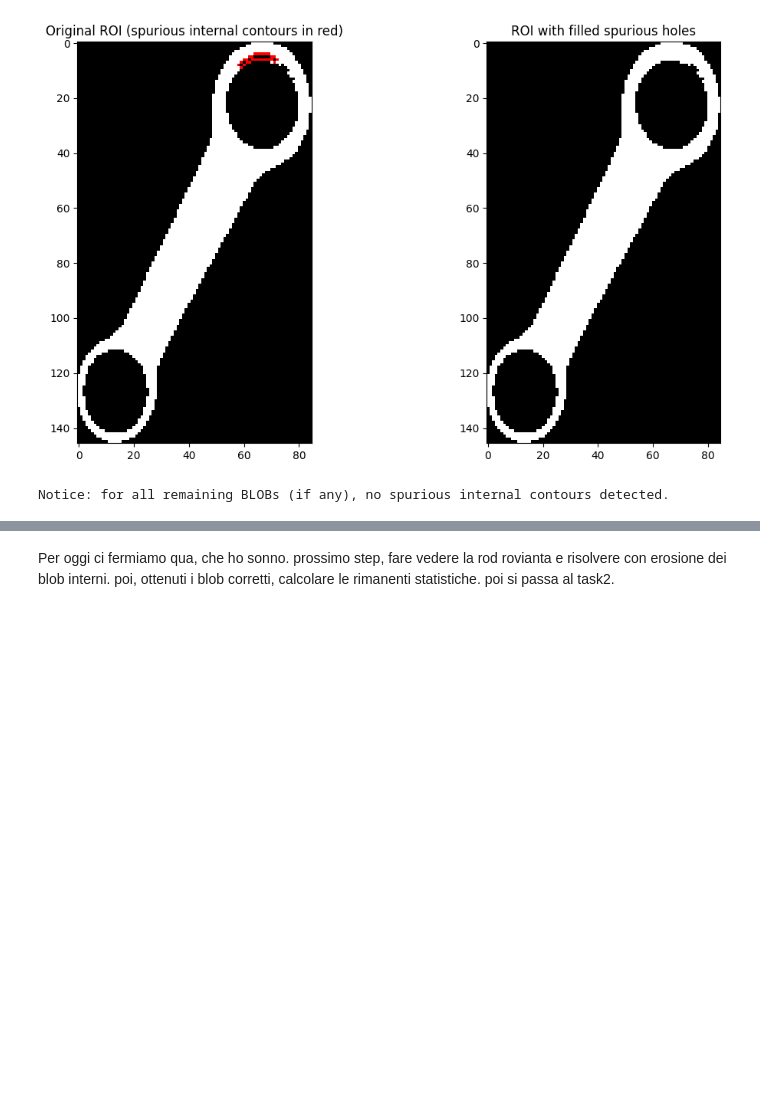
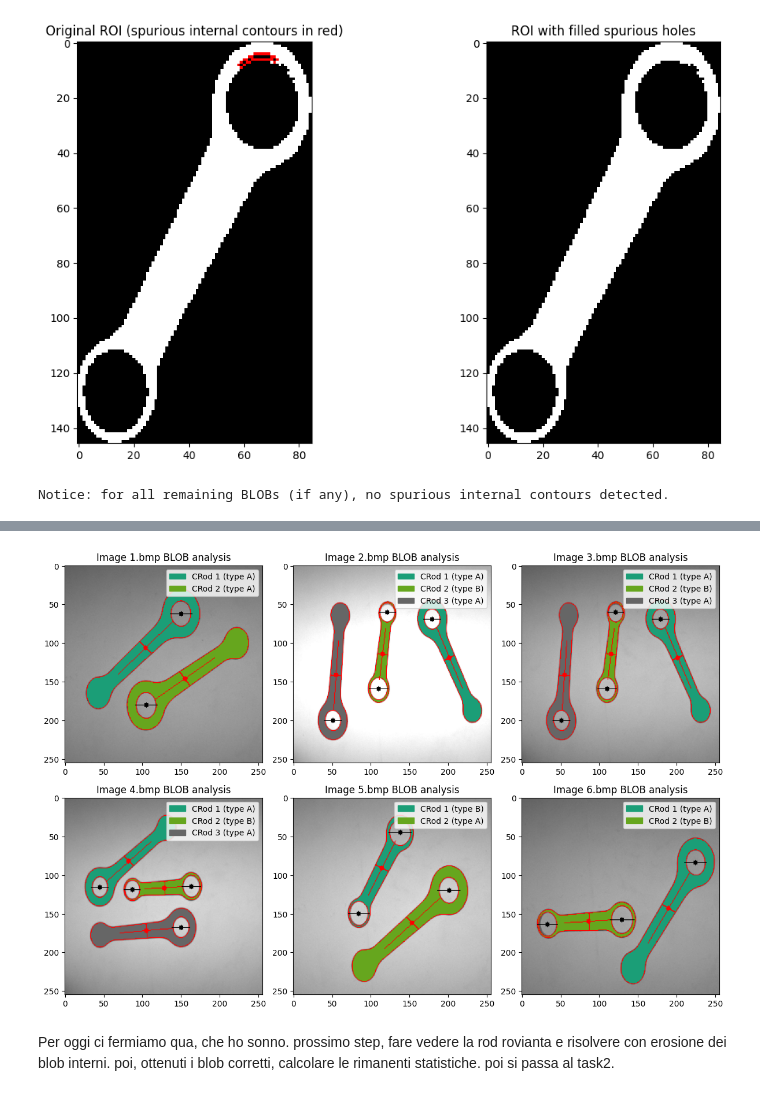
Before and after one commit to VincenzoLomba/ImageProcessingAndComputerVision, a Jupyter notebook: pythonvenv/src/project/project11VincenzoLombardi.ipynb, the cells around one changed output, grey strips where cells are left out. Saved outputs shown, nothing was run; the diff lists cells and outputs as text; code cells hidden in the pictures; blank space fills up the shorter version.

```diff
--- a/pythonvenv/src/project/project11VincenzoLombardi.ipynb
+++ b/pythonvenv/src/project/project11VincenzoLombardi.ipynb
@@ -153,6 +154,7 @@ for index, BLOB in enumerate(BLOBs):
     validInternalContours = []
     invalidInternalContours = []
     for internalContour in internalContours:
+        ROInonZeroValue = ROI.max() # Retrieve the non-zero value of the original ROI
         # Retrive an image-axis-aligned Bounding Box (minimum BB that contains ALL contour points) (we might use https://docs.opencv.org/4.x/d3/dc0/group__imgproc__shape.html#ga103fcbda2f540f3ef1c042d6a9b35ac7)
         x, y, w, h = cv2.boundingRect(internalContour)
         # x, xMax = np.min(internalContour[:, 0, 0]), np.max(internalContour[:, 0, 0])
@@ -164,13 +166,13 @@ for index, BLOB in enumerate(BLOBs):
         localInternalContour[:, 0, 0] = localInternalContour[:, 0, 0]-x+smallROIPADDING # Referring contour to smallROI
         localInternalContour[:, 0, 1] = localInternalContour[:, 0, 1]-y+smallROIPADDING # Referring contour to smallROI
         contourPoints = localInternalContour.reshape(-1, 2) # Passing from shape (N, 1, 2) to shape (N, 2), intended as a collection of (x,y) points
-        smallROI[contourPoints[:,1], contourPoints[:,0]] = 255 # Drawing contour (recall that images are indexed as [y,x])
+        smallROI[contourPoints[:,1], contourPoints[:,0]] = ROInonZeroValue # Drawing contour (recall that images are indexed as [y,x])
         floodFillMask = np.zeros((smallROI.shape[0] + 2, smallROI.shape[1] + 2), dtype=np.uint8) # Required as indicated by cv2.floodFill documentation
         cv2.floodFill(
             image = smallROI,                                       # Input/Output image (in-place modification)
             mask = floodFillMask,                                   # Mask image (see cv2.floodFill documentation for details)
             seedPoint = (0, 0),                                     # Starting point for the flood fill algorithm
-            newVal = 255,                                           # Value to be assigned to the repainted pixels
+            newVal = int(ROInonZeroValue),                          # Value to be assigned to the repainted pixels
             flags = Connectivity.FOUR_CONNECTIVITY.value # Connectivity for the flood fill algorithm
         )
         holeBlob = cv2.bitwise_not(smallROI)
@@ -192,15 +194,15 @@ for index, BLOB in enumerate(BLOBs):
             xOffset = -smallROIPADDING+x-ROIPADDING
             yOffset = -smallROIPADDING+y-ROIPADDING
             ysHoleBlob, xsHoleBlob = np.where(holeBlob != 0)
-            ROI[yOffset+ysHoleBlob, xOffset+xsHoleBlob] = ROI.max() # Retrieve the non-zero value of the original ROI and fill its spurious hole
+            ROI[yOffset+ysHoleBlob, xOffset+xsHoleBlob] = ROInonZeroValue # Filling the spurious hole in the original ROI
     BLOB.internalContours = [(intContour + offset).reshape(-1, 2) for intContour in validInternalContours]
     if len(invalidInternalContours) > 0:
-        # Upadting centroid/barycenter and area of the BLOB
+        # Upadting centroid/barycenter and area of the BLOB (to be done only if at least one spurious internal contour has been detected and will be consequently filled)
         yCoords, xCoords = np.where(ROI != 0)
-        xCentroid = xCoords.mean() + float(BLOB.STAT_LEFT)
-        yCentroid = yCoords.mean() + float(BLOB.STAT_TOP)
+        xCentroid = xCoords.mean() + BLOB.STAT_LEFT
+        yCentroid = yCoords.mean() + BLOB.STAT_TOP
         BLOB.centroid = (xCentroid, yCentroid)
-        BLOB.STAT_AREA = np.int32(cv2.countNonZero(ROI))
+        BLOB.STAT_AREA = np.int32(yCoords.size)
         # Outputting and plotting some infos and results (only for visualization purposes within this Jupyter Notebook file)
         print(f"BLOB (label: {BLOB.label}, image name: {BLOB.imageName}): detected {len(invalidInternalContours)} spurious internal contours (and {len(validInternalContours)} actual ones).")
         invalidInternalContoursReferredToROI = [intContour - np.array([[[ROIPADDING, ROIPADDING]]], dtype=intContour.dtype) for intContour in invalidInternalContours] # Only for viualization purposes (to refer contours to the original ROI)
@@ -232,3 +239,80 @@ The following list summarizes the methods adopted for the extraction of each ind
+# %%
+from miscellaneous import RodType
+
+for BLOB in BLOBs:
+    ROInonZeroValue = BLOB.ROI.max() # Retrieve the non-zero value of the original ROI
+    # Connecting-rod type (A or B)
+    if len(BLOB.internalContours) == 1: BLOB.type = RodType.A
+    elif len(BLOB.internalContours) == 2: BLOB.type = RodType.B
+    else: raise RuntimeError(f'Unexpected number of internal contours for a BLOB that was interpreted as a connecting-rod (image name: {BLOB.imageName}, label: {BLOB.label}). Expected 1 or 2, got {len(BLOB.internalContours)}')
+    # Connecting-rod position: it as been already computed (BLOB centroid)
+    # Connecting-rod orientation (in the interval [0, pi) rad)
+    yCoords, xCoords = np.where(BLOB.ROI != 0)
+    _, eigenvectors = miscellaneous.computeCovariance2D(np.column_stack((xCoords, yCoords)))
+    dominantEigenvector = eigenvectors[:, 1]
+    theta = np.arctan2(dominantEigenvector[1], dominantEigenvector[0])
+    BLOB.moduloPIorientation = theta % np.pi
+    # Connecting-rod length and width
+    MER = cv2.minAreaRect(BLOB.externalContour) # https://docs.opencv.org/4.x/d3/dc0/group__imgproc__shape.html#ga3d476a3417130ae5154aea421ca7ead9
+    BLOB.length = max(MER[1]) # MER is defined as (center, (side1, side2), angle)
+    BLOB.width = min(MER[1])
+    # Connecting-rod width at the barycenter
+    nonDominantEigenvector = eigenvectors[:, 0]
+    bXROI = BLOB.centroid[0] - BLOB.STAT_LEFT # Referring centroid coords to ROI (instead of original image)
+    bYROI = BLOB.centroid[1] - BLOB.STAT_TOP  # Referring centroid coords to ROI (instead of original image)
+    L = 0.5*np.sqrt(BLOB.ROI.shape[0]**2 + BLOB.ROI.shape[1]**2)
+    linePoint1 = (bXROI + L*nonDominantEigenvector[0], bYROI + L*nonDominantEigenvector[1])
+    linePoint2 = (bXROI - L*nonDominantEigenvector[0], bYROI - L*nonDominantEigenvector[1])
+    lineROI = np.zeros_like(BLOB.ROI, dtype = BLOB.ROI.dtype)
+    cv2.line( # https://docs.opencv.org/4.x/d6/d6e/group__imgproc__draw.html#ga7078a9fae8c7e7d13d24dac2520ae4a2
+        lineROI,                                                # Image onto which draw the line
+        (int(round(linePoint1[0])), int(round(linePoint1[1]))), # Line starting point (needed an int value)
+        (int(round(linePoint2[0])), int(round(linePoint2[1]))), # Line ending point (needed an int value)
+        color = int(ROInonZeroValue),                           # Line color (retrieve the non-zero value of the ROI)
+        thickness = 1,                                          # Line thickness (in pixels)
+        lineType = cv2.LINE_8                                   # Line connectivity (4-way or 8-way)
+    )
+    commonPointsImage = cv2.bitwise_and(lineROI, BLOB.ROI) # https://docs.opencv.org/4.x/d2/de8/group__core__array.html#ga60b4d04b251ba5eb1392c34425497e14
+    yCoords, xCoords = np.where(commonPointsImage != 0)
+    if yCoords.size < 2: raise RuntimeError(f"Unexpected number of pixels/points obtained from the intersection between a connecting-rod BLOB and a line passing through its centroid and orthogonal to its orientation direction (image name: {BLOB.imageName}, label: {BLOB.label}). Expected at least 2, got {yCoords.size}")
+    commonPoints = np.column_stack((xCoords, yCoords))
+    intersectionPointsProjections = commonPoints @ nonDominantEigenvector
+    minimumIndex, maximumIndex = np.argmin(intersectionPointsProjections), np.argmax(intersectionPointsProjections) # Retriving indexes of minimum and maximum projections
+    extreme1 = commonPoints[minimumIndex]
+    extreme2 = commonPoints[maximumIndex]
+    BLOB.widthAtBarycenter = np.linalg.norm(extreme2-extreme1)
+    # Center position and diameter of each [circular] hole (recycling previous code)(contours are now with shape (N,2))
+    BLOB.holesCenters = []
+    BLOB.holesDiameters = []
+    for internalContour in BLOB.internalContours:
+        x, y, w, h = cv2.boundingRect(internalContour.astype(np.int32))
+        smallROIPADDING = 1
+        smallROI = np.zeros((h + 2*smallROIPADDING, w + 2*smallROIPADDING), dtype=np.uint8)
+        localInternalContour = internalContour.copy()
+        localInternalContour[:, 0] = localInternalContour[:, 0]-x+smallROIPADDING # Referring contour to smallROI
+        localInternalContour[:, 1] = localInternalContour[:, 1]-y+smallROIPADDING # Referring contour to smallROI
+        smallROI[localInternalContour[:,1], localInternalContour[:,0]] = ROInonZeroValue # Drawing contour (recall that images are indexed as [y,x])
+        floodFillMask = np.zeros((smallROI.shape[0] + 2, smallROI.shape[1] + 2), dtype=np.uint8) # Required as indicated by cv2.floodFill documentation
+        cv2.floodFill(
+            image = smallROI,                                       # Input/Output image (in-place modification)
+            mask = floodFillMask,                                   # Mask image (see cv2.floodFill documentation for details)
+            seedPoint = (0, 0),                                     # Starting point for the flood fill algorithm
+            newVal = int(ROInonZeroValue),                           # Value to be assigned to the repainted pixels
+            flags = Connectivity.FOUR_CONNECTIVITY.value # Connectivity for the flood fill algorithm
+        )
+        holeBlob = cv2.bitwise_not(smallROI)
+        yCoords, xCoords = np.where(holeBlob != 0)
+        yCentroid, xCentroid = yCoords.mean(), xCoords.mean() # Centroid coords referred to smallROI
+        BLOB.holesCenters.append((
+            xCentroid+x-smallROIPADDING, # Referring centroid coords to the original image
+            yCentroid+y-smallROIPADDING  # Referring centroid coords to the original image
+        ))
+        A = yCoords.size
+        BLOB.holesDiameters.append(2*np.sqrt(A/np.pi))
+
+plotter.plotBLOBAnalysis(imagesNames, images, BLOBs)
+# %% [output]
+[figure, added]
 # %% [markdown]
 
 
```
Also changed, not shown: parts of 8 cells of this notebook, 2 other files.
